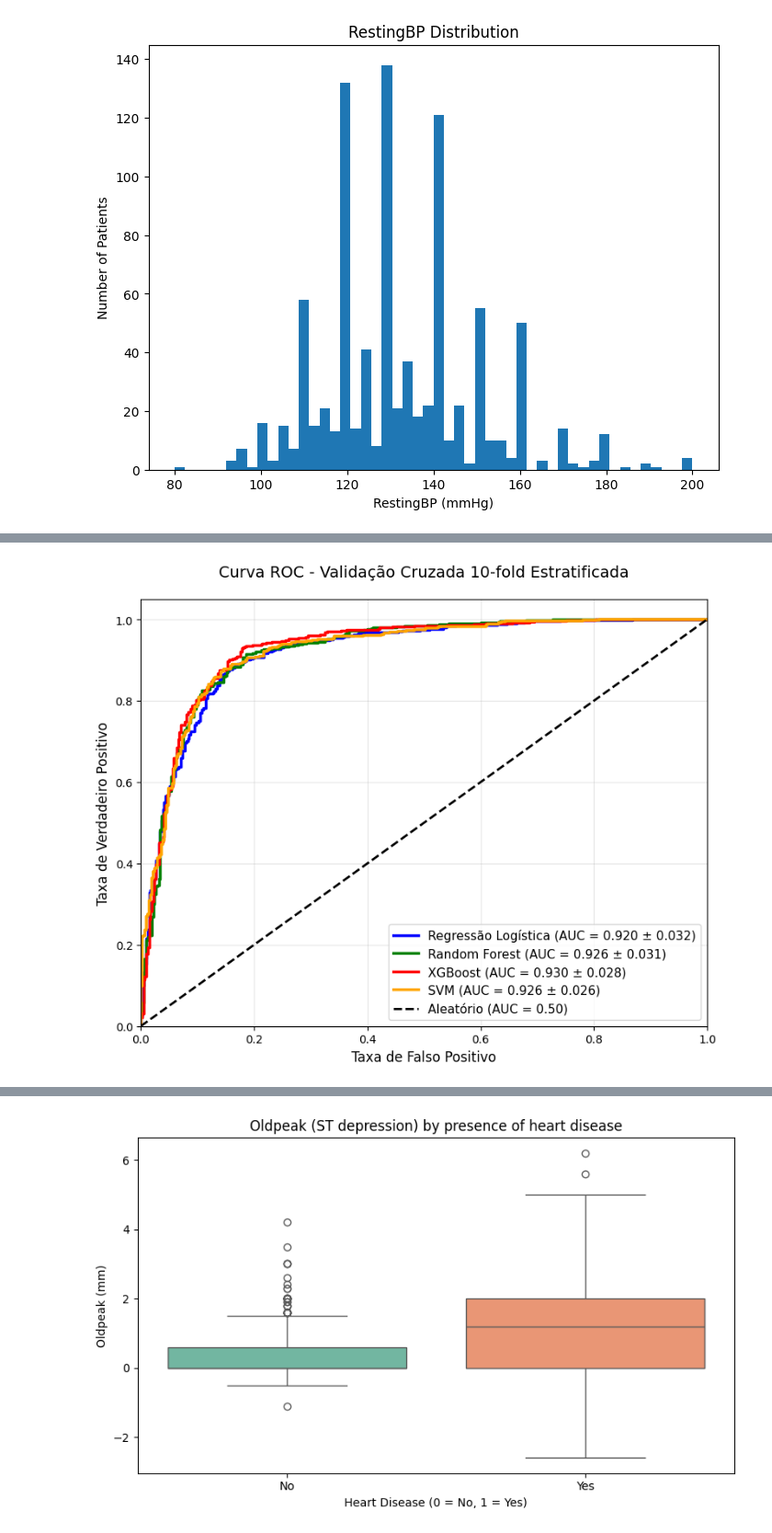
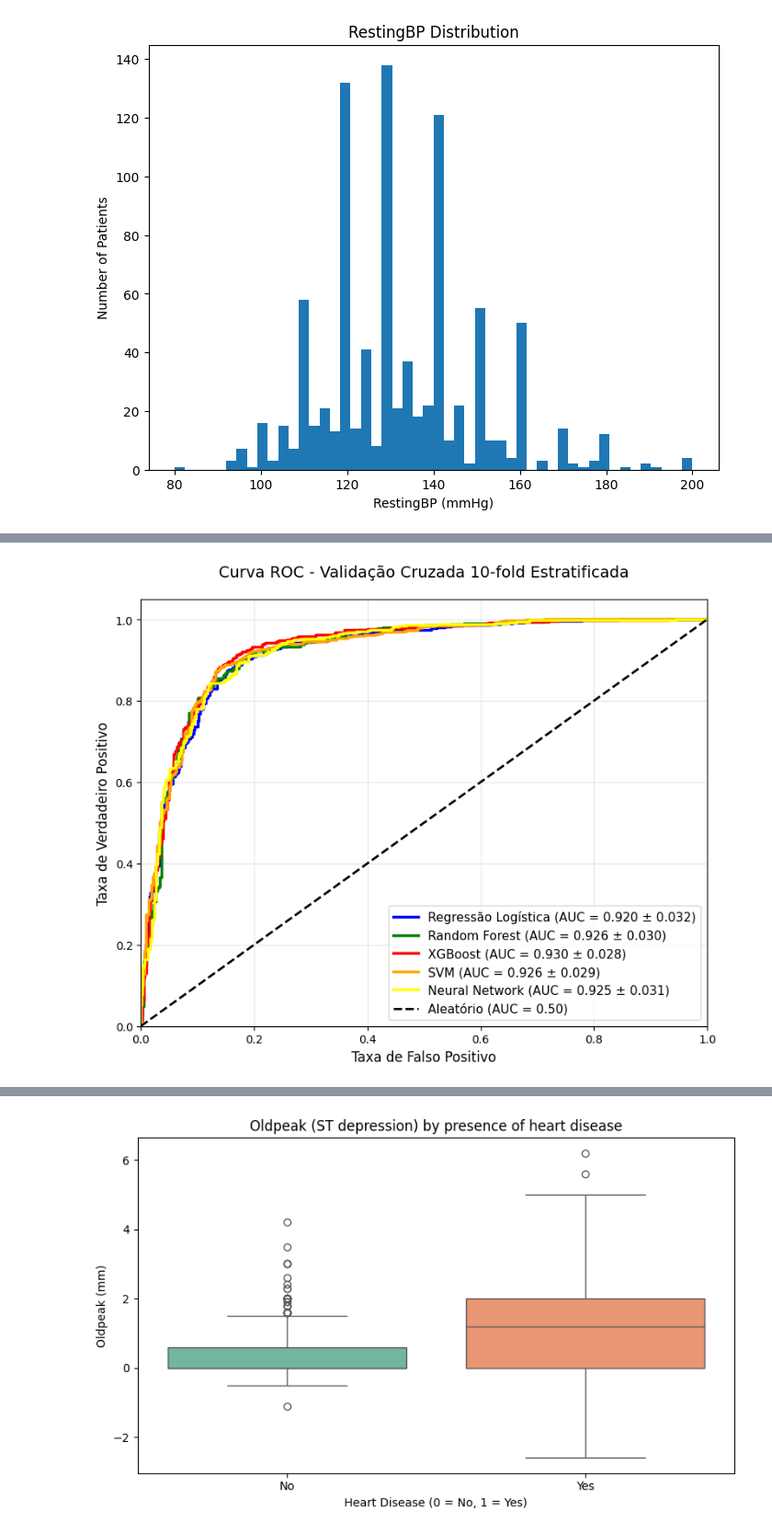
Before and after one commit to malf75/Heart-Failure-ML, a Jupyter notebook: heartdisease.ipynb, the cells around one changed output, grey strips where cells are left out. Shown at 92% size. Drawn from its saved outputs; the diff is of its cells as text; code cells hidden in the pictures.

```diff
--- a/heartdisease.ipynb
+++ b/heartdisease.ipynb
@@ -366,5 +330,5 @@ F1-score: 0.8719
 # %%
-param_dist_svm = {
+param_grid_svm = {
     'clf__C': loguniform(1e-2, 1e2),
     'clf__gamma': loguniform(1e-3, 1e1)
 }
@@ -396,13 +360,10 @@ print(f"Melhores Parâmetros: {grid_svm.best_params_}")
 
 model4 = grid_svm.best_estimator_
 
-auc_scores = cross_val_score(model4, X, y, cv=10, scoring='roc_auc')
-acc_scores = cross_val_score(model4, X, y, cv=10, scoring='accuracy')
-recall_scores = cross_val_score(model4, X, y, cv=10, scoring='recall')
-f1_scores = cross_val_score(model4, X, y, cv=10, scoring='f1')
+scores = cross_validate(model4, X, y, cv=10, scoring=['roc_auc', 'accuracy', 'recall', 'f1'])
 
-print("SVM AUC-ROC (10-fold):", auc_scores.mean().round(4), "±", auc_scores.std().round(4))
-print("Accuracy:", acc_scores.mean().round(4))
-print("Recall (doença):", recall_scores.mean().round(4))
-print("F1-score:", f1_scores.mean().round(4))
+print("SVM AUC-ROC (10-fold):", scores['test_roc_auc'].mean().round(4), "±", scores['test_roc_auc'].std().round(4))
+print("Accuracy:", scores['test_accuracy'].mean().round(4))
+print("Recall (doença):", scores['test_recall'].mean().round(4))
+print("F1-score:", scores['test_f1'].mean().round(4))
 # %% [output]
@@ -425,11 +436,13 @@ model1 = joblib.load('best_logistic_regression.pkl')
 model2 = joblib.load('best_random_forest.pkl')
 model3 = joblib.load('best_xgboost.pkl')
 model4 = joblib.load('best_svm.pkl')
+model5 = joblib.load('best_nn.pkl')
 # %%
 results = []
 names = []
+models = [('Logistic Regression', model1), ('Random Forest', model2), ('XGB', model3), ('SVM', model4), ('Neural Network', model5)]
 
-for name, model in [('Logistic Regression', model1), ('Random Forest', model2), ('XGB', model3), ('SVM', model4)]:
+for name, model in models:
     cv_results = cross_val_score(model, X, y, cv=10, scoring='roc_auc')
     results.append(cv_results)
     names.append(name)
@@ -470,7 +483,7 @@ p-valor: 0.76953125
 # %%
 skf = StratifiedKFold(n_splits=10, shuffle=True, random_state=42)
 
-for name, model in [('Logistic Regression', model1), ('Random Forest', model2), ('XGBoost', model3), ('SVM', model4)]:
+for name, model in models:
     y_pred = cross_val_predict(model, X, y, cv=skf)
     conf_matrix_total = confusion_matrix(y, y_pred)
 
@@ -493,39 +507,39 @@ def plot_roc_cv_correct(models, names, X, y):
 
     plt.figure(figsize=(8, 6.5))
 
-    colors = ['blue', 'green', 'red', 'orange']
+    colors = ['blue', 'green', 'red', 'orange', 'yellow']
     for i, (model, name) in enumerate(zip(models, names)):
             y_proba = cross_val_predict(model, X, y, cv=skf, method='predict_proba')[:, 1]
 
             fpr, tpr, _ = roc_curve(y, y_proba)
             roc_auc = auc(fpr, tpr)
 
             aucs = cross_val_score(model, X, y, cv=skf, scoring='roc_auc')
             mean_auc = np.mean(aucs)
             std_auc = np.std(aucs)
 
             plt.plot(fpr, tpr, color=colors[i], lw=2.5,
                     label=f'{name} (AUC = {mean_auc:.3f} ± {std_auc:.3f})')
 
     plt.plot([0, 1], [0, 1], 'k--', lw=2, label='Aleatório (AUC = 0.50)')
     plt.xlim([0.0, 1.0])
     plt.ylim([0.0, 1.05])
     plt.xlabel('Taxa de Falso Positivo', fontsize=12)
     plt.ylabel('Taxa de Verdadeiro Positivo', fontsize=12)
     plt.title('Curva ROC - Validação Cruzada 10-fold Estratificada', fontsize=14, pad=20)
     plt.legend(loc="lower right", fontsize=11)
     plt.grid(True, alpha=0.3)
     plt.tight_layout()
     plt.savefig('images/roc_curve_cv_correct.png', dpi=300, bbox_inches='tight')
     plt.show()
 
 plot_roc_cv_correct(
-    models=[model1, model2, model3, model4],
-    names=['Regressão Logística', 'Random Forest', 'XGBoost', 'SVM'],
+    models=[model1, model2, model3, model4, model5],
+    names=['Regressão Logística', 'Random Forest', 'XGBoost', 'SVM', 'Neural Network'],
     X=X, y=y
 )
 # %% [output]
-[figure, old version]
+[figure, new version]
 # %%
 def get_feature_importance_cv(model, X, y, cv=10):
 
```
Also changed, not shown: parts of 18 cells of this notebook, 13 other files.
